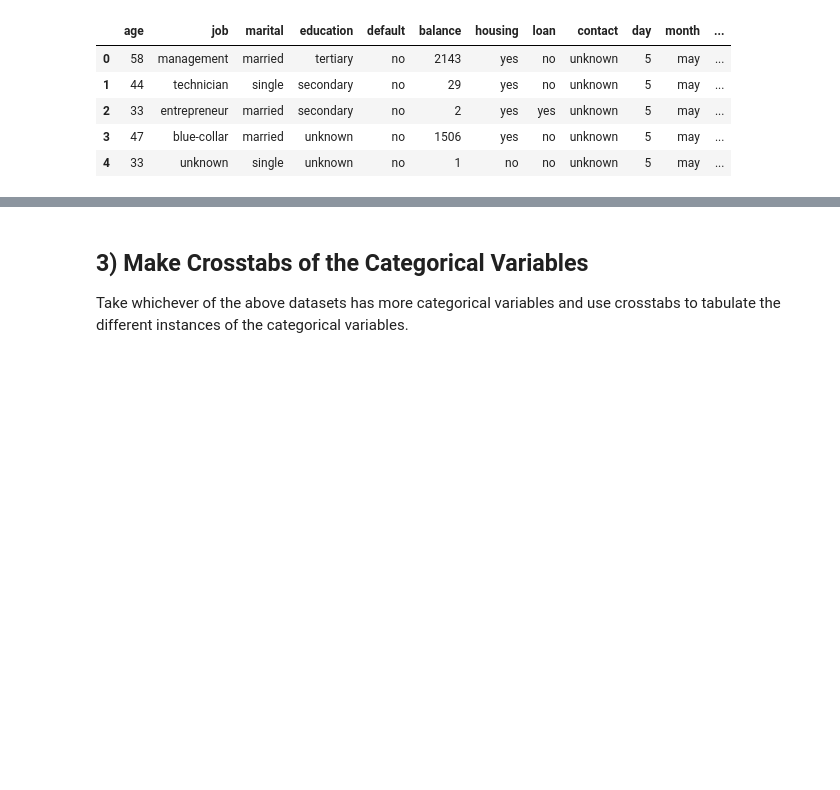
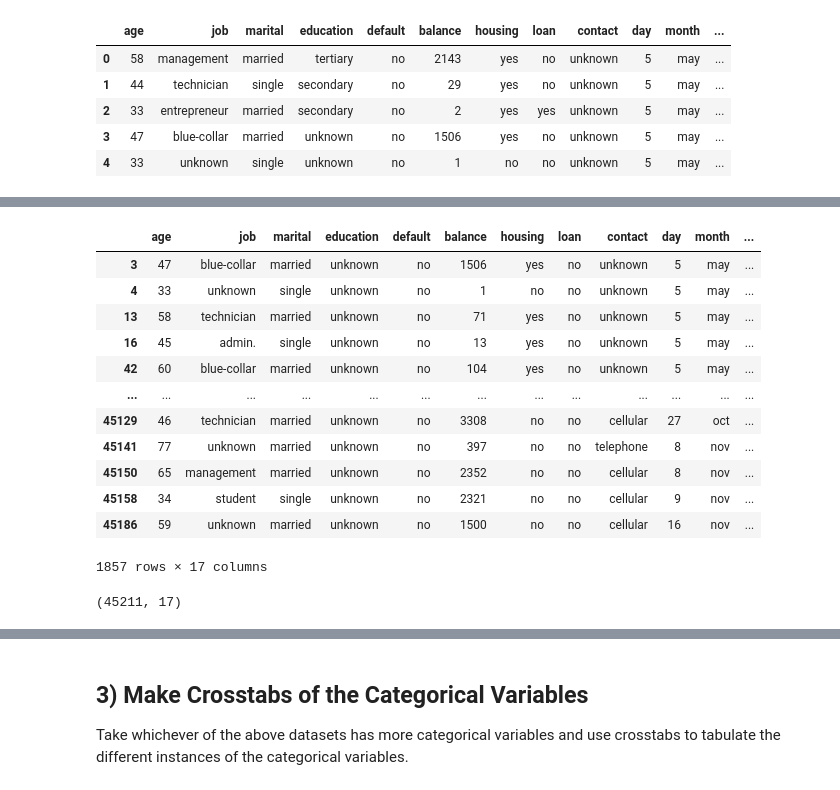
Before and after one commit to ekoly/DS-Unit-1-Sprint-1-Data-Wrangling-and-Storytelling, a Jupyter notebook: module1-exploratory-data-analysis/LS_DS_111_Exploratory_Data_Analysis_Assignment.ipynb, the cells around one changed output, grey strips where cells are left out. Cells and saved outputs as stored; diff of their text form; code cells hidden in the pictures; blank space fills up the shorter version.

```diff
--- a/module1-exploratory-data-analysis/LS_DS_111_Exploratory_Data_Analysis_Assignment.ipynb
+++ b/module1-exploratory-data-analysis/LS_DS_111_Exploratory_Data_Analysis_Assignment.ipynb
@@ -101,0 +153,20 @@ df2.head()
+# %%
+df2[df2["education"] == "unknown"]
+# %% [output]
+|  | age | job | marital | education | default | balance | housing | loan | contact | day | month | ... |
+| 3 | 47 | blue-collar | married | unknown | no | 1506 | yes | no | unknown | 5 | may | ... |
+| 4 | 33 | unknown | single | unknown | no | 1 | no | no | unknown | 5 | may | ... |
+| 13 | 58 | technician | married | unknown | no | 71 | yes | no | unknown | 5 | may | ... |
+| 16 | 45 | admin. | single | unknown | no | 13 | yes | no | unknown | 5 | may | ... |
+| 42 | 60 | blue-collar | married | unknown | no | 104 | yes | no | unknown | 5 | may | ... |
+| ... | ... | ... | ... | ... | ... | ... | ... | ... | ... | ... | ... | ... |
+| 45129 | 46 | technician | married | unknown | no | 3308 | no | no | cellular | 27 | oct | ... |
+| 45141 | 77 | unknown | married | unknown | no | 397 | no | no | telephone | 8 | nov | ... |
+| 45150 | 65 | management | married | unknown | no | 2352 | no | no | cellular | 8 | nov | ... |
+| 45158 | 34 | student | single | unknown | no | 2321 | no | no | cellular | 9 | nov | ... |
+| 45186 | 59 | unknown | married | unknown | no | 1500 | no | no | cellular | 16 | nov | ... |
+1857 rows × 17 columns
+# %%
+df2.shape
+# %% [output]
+(45211, 17)
```
Also changed, not shown: parts of 9 cells of this notebook.
